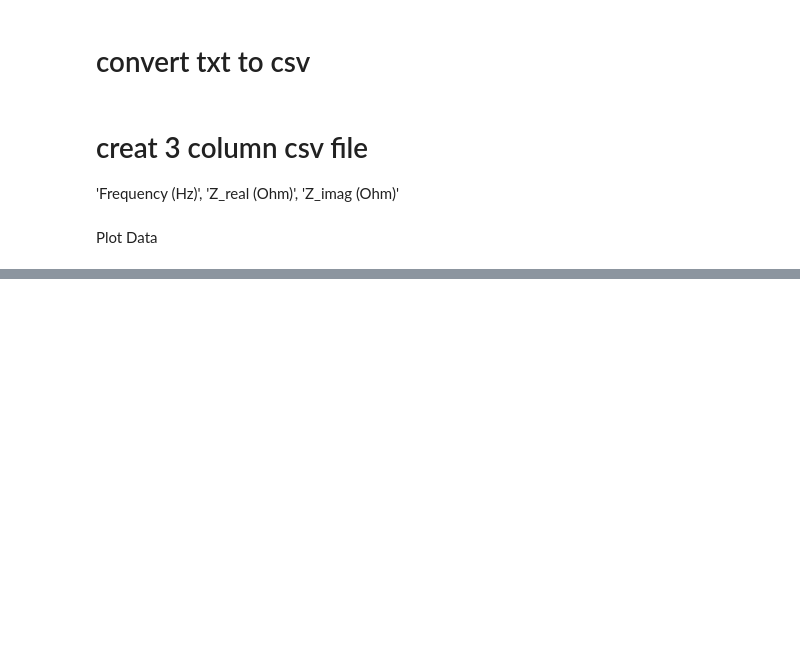
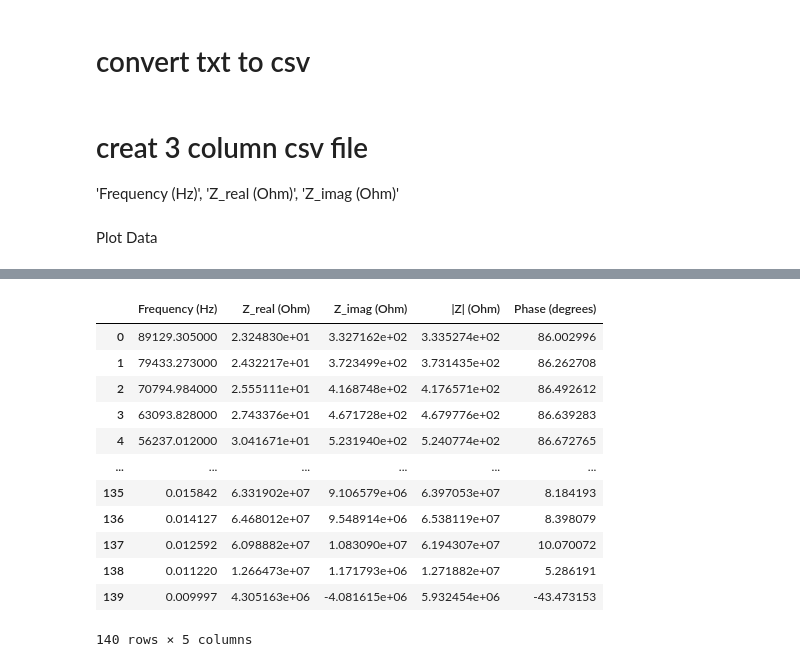
Before and after one commit to Tor91/EIS, a Jupyter notebook: prepData.ipynb, the cells around one changed output, grey strips where cells are left out. Saved outputs shown, nothing was run; the diff lists cells and outputs as text; code cells hidden in the pictures; blank space fills up the shorter version.

```diff
--- a/prepData.ipynb
+++ b/prepData.ipynb
@@ -43,0 +307,16 @@ TypeError: 'DataFrame' object is not callable
+# %%
+df
+# %% [output]
+|  | Frequency (Hz) | Z_real (Ohm) | Z_imag (Ohm) | |Z| (Ohm) | Phase (degrees) |
+| 0 | 89129.305000 | 2.324830e+01 | 3.327162e+02 | 3.335274e+02 | 86.002996 |
+| 1 | 79433.273000 | 2.432217e+01 | 3.723499e+02 | 3.731435e+02 | 86.262708 |
+| 2 | 70794.984000 | 2.555111e+01 | 4.168748e+02 | 4.176571e+02 | 86.492612 |
+| 3 | 63093.828000 | 2.743376e+01 | 4.671728e+02 | 4.679776e+02 | 86.639283 |
+| 4 | 56237.012000 | 3.041671e+01 | 5.231940e+02 | 5.240774e+02 | 86.672765 |
+| ... | ... | ... | ... | ... | ... |
+| 135 | 0.015842 | 6.331902e+07 | 9.106579e+06 | 6.397053e+07 | 8.184193 |
+| 136 | 0.014127 | 6.468012e+07 | 9.548914e+06 | 6.538119e+07 | 8.398079 |
+| 137 | 0.012592 | 6.098882e+07 | 1.083090e+07 | 6.194307e+07 | 10.070072 |
+| 138 | 0.011220 | 1.266473e+07 | 1.171793e+06 | 1.271882e+07 | 5.286191 |
+| 139 | 0.009997 | 4.305163e+06 | -4.081615e+06 | 5.932454e+06 | -43.473153 |
+140 rows × 5 columns
```
Also changed, not shown: parts of 14 cells of this notebook, 1 other file.
